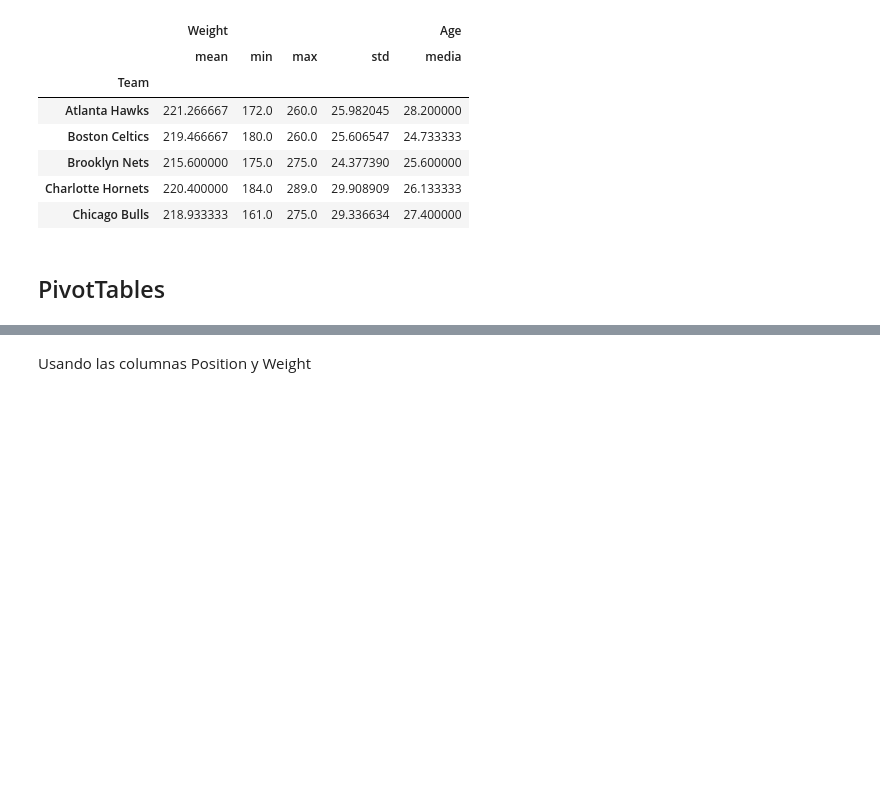
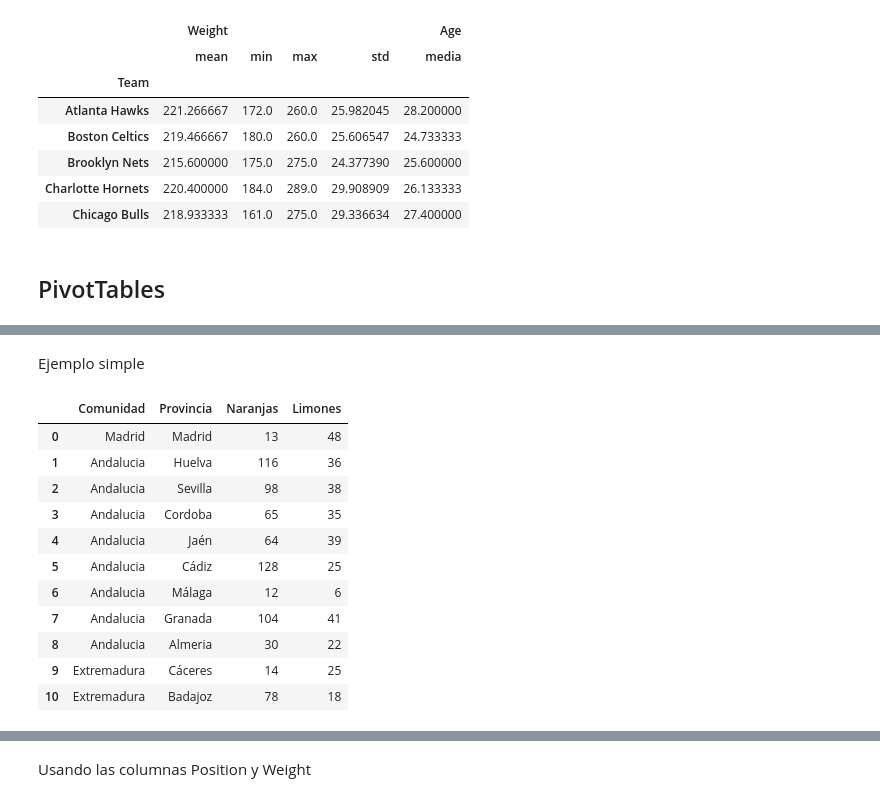
Before and after one commit to alfonso-santos/Intro-Python-Finanzas-2023, a Jupyter notebook: 4_pandas/4_7_combinar_juntar.ipynb, the cells around one changed output, grey strips where cells are left out. Saved outputs shown, nothing was run; the diff lists cells and outputs as text; code cells hidden in the pictures; blank space fills up the shorter version.

```diff
--- a/4_pandas/4_7_combinar_juntar.ipynb
+++ b/4_pandas/4_7_combinar_juntar.ipynb
@@ -403,3 +403,43 @@ result_nba.head()
 <center>
 <img src="imgs/pandas pivot table.png"  alt="drawing" width="75%"/>
 </center>
+# %% [markdown]
+Ejemplo simple
+# %%
+import numpy as np
+import pandas as pd
+
+df = pd.DataFrame(
+    [
+        {"Comunidad":"Madrid", "Provincia":"Madrid"},
+        {"Comunidad":"Andalucia", "Provincia":"Huelva"},
+        {"Comunidad":"Andalucia", "Provincia":"Sevilla"},
+        {"Comunidad":"Andalucia", "Provincia":"Cordoba"},
+        {"Comunidad":"Andalucia", "Provincia":"Jaén"},
+        {"Comunidad":"Andalucia", "Provincia":"Cádiz"},
+        {"Comunidad":"Andalucia", "Provincia":"Málaga"},
+        {"Comunidad":"Andalucia", "Provincia":"Granada"},
+        {"Comunidad":"Andalucia", "Provincia":"Almeria"},
+        {"Comunidad":"Extremadura", "Provincia":"Cáceres"},
+        {"Comunidad":"Extremadura", "Provincia":"Badajoz"}
+    ]
+)
+
+rng = np.random.default_rng(42)
+df.loc[:,"Naranjas"] = rng.integers(0, 150, size=df.shape[0])
+df.loc[:,"Limones"] = rng.integers(0, 50, size=df.shape[0])
+
+df
+# %% [output]
+|  | Comunidad | Provincia | Naranjas | Limones |
+| 0 | Madrid | Madrid | 13 | 48 |
+| 1 | Andalucia | Huelva | 116 | 36 |
+| 2 | Andalucia | Sevilla | 98 | 38 |
+| 3 | Andalucia | Cordoba | 65 | 35 |
+| 4 | Andalucia | Jaén | 64 | 39 |
+| 5 | Andalucia | Cádiz | 128 | 25 |
+| 6 | Andalucia | Málaga | 12 | 6 |
+| 7 | Andalucia | Granada | 104 | 41 |
+| 8 | Andalucia | Almeria | 30 | 22 |
+| 9 | Extremadura | Cáceres | 14 | 25 |
+| 10 | Extremadura | Badajoz | 78 | 18 |
```
Also changed, not shown: parts of 10 cells of this notebook.
